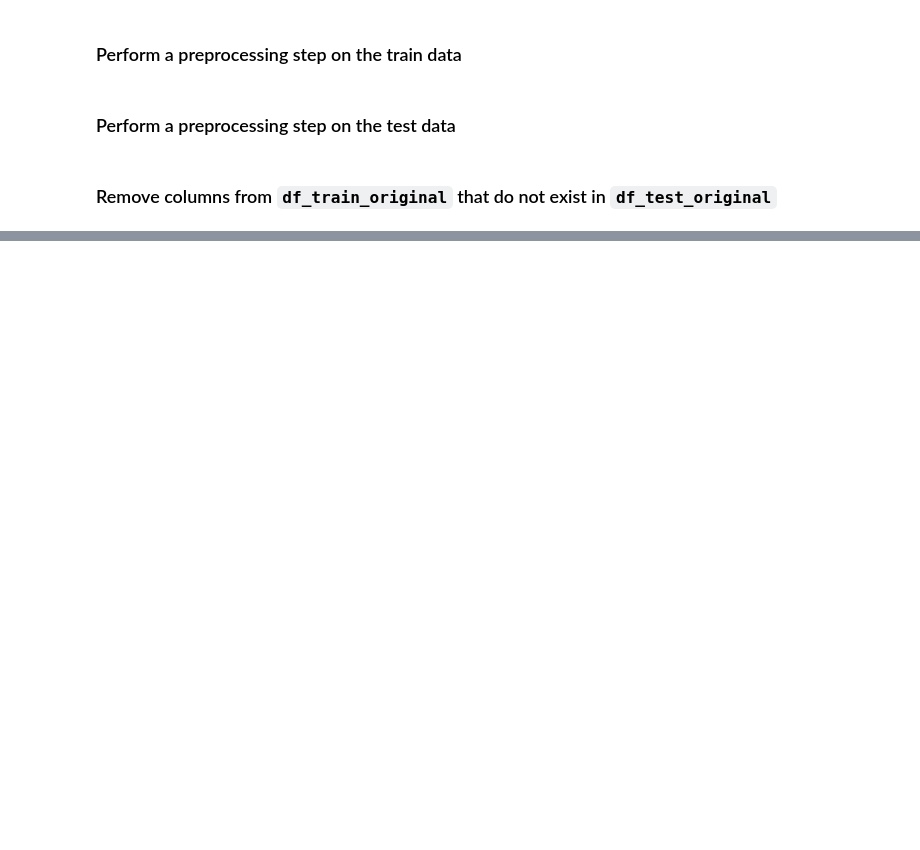
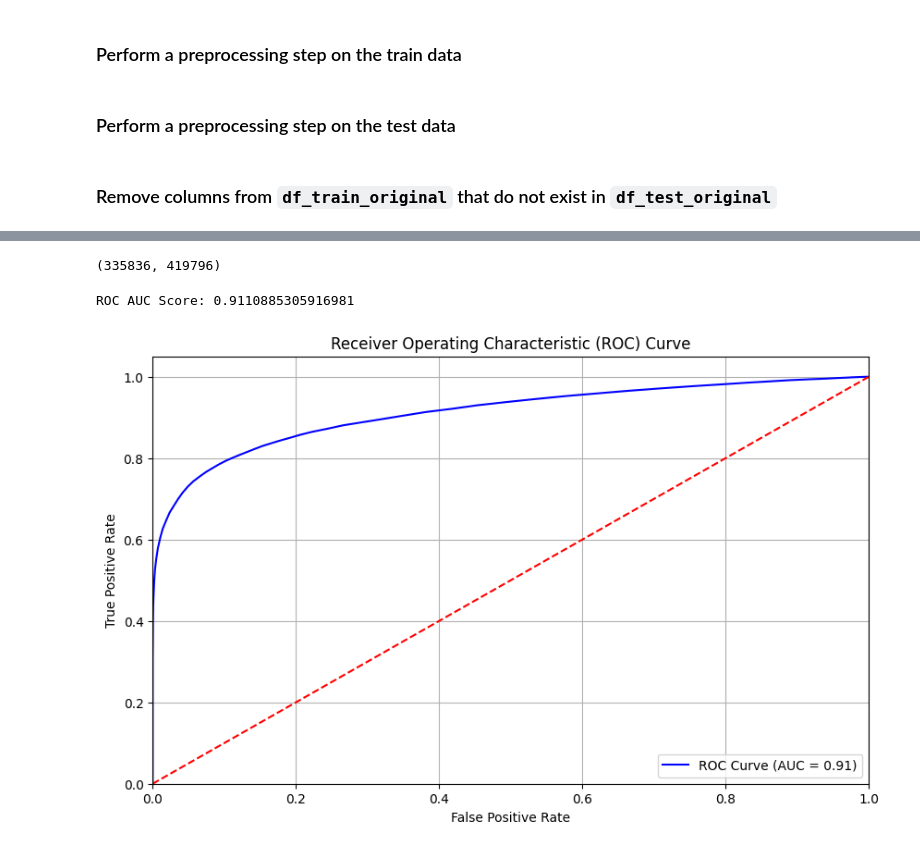
Before and after one commit to OmarMo7/Home-Credit-Default-Risk, a Jupyter notebook: original_data_random_forest.ipynb, the cells around one changed output, grey strips where cells are left out. Drawn from its saved outputs; the diff is of its cells as text; code cells hidden in the pictures; blank space fills up the shorter version.

```diff
--- a/original_data_random_forest.ipynb
+++ b/original_data_random_forest.ipynb
@@ -83,3 +103,7 @@ X_train_balanced, y_train_balanced = smote.fit_resample(
+# %%
+len(X_train_scaled), len(X_train_balanced)
+# %% [output]
+(335836, 419796)
 # %%
 # Configure the RandomForest model
 rf_model = RandomForestClassifier(
@@ -97,6 +121,35 @@ rf_model.fit(X_train_balanced, y_train_balanced)
 
 # Predict on the validation set
 y_pred = rf_model.predict(X_val_scaled)
+# %%
+# Get predicted probabilities for the positive class
+y_pred_proba = rf_model.predict_proba(X_val_scaled)[:, 1]
+
+# Calculate ROC curve
+fpr, tpr, thresholds = roc_curve(y_val, y_pred_proba)
+
+# Calculate the ROC AUC score
+roc_score = roc_auc_score(y_val, y_pred_proba)
+
+# Display the ROC AUC score
+print("ROC AUC Score:", roc_score)
+# %% [output]
+ROC AUC Score: 0.9110885305916981
+# %%
+# Plotting the ROC curve
+plt.figure(figsize=(10, 6))
+plt.plot(fpr, tpr, color='blue', label='ROC Curve (AUC = {:.2f})'.format(roc_score))
+plt.plot([0, 1], [0, 1], color='red', linestyle='--')  # Diagonal line
+plt.xlim([0.0, 1.0])
+plt.ylim([0.0, 1.05])
+plt.xlabel('False Positive Rate')
+plt.ylabel('True Positive Rate')
+plt.title('Receiver Operating Characteristic (ROC) Curve')
+plt.legend(loc='lower right')
+plt.grid()
+plt.show()
+# %% [output]
+[figure, added]
 # %%
 # Evaluate the model
 accuracy = accuracy_score(y_val, y_pred)
```
Also changed, not shown: parts of 8 cells of this notebook, 10 other files.
